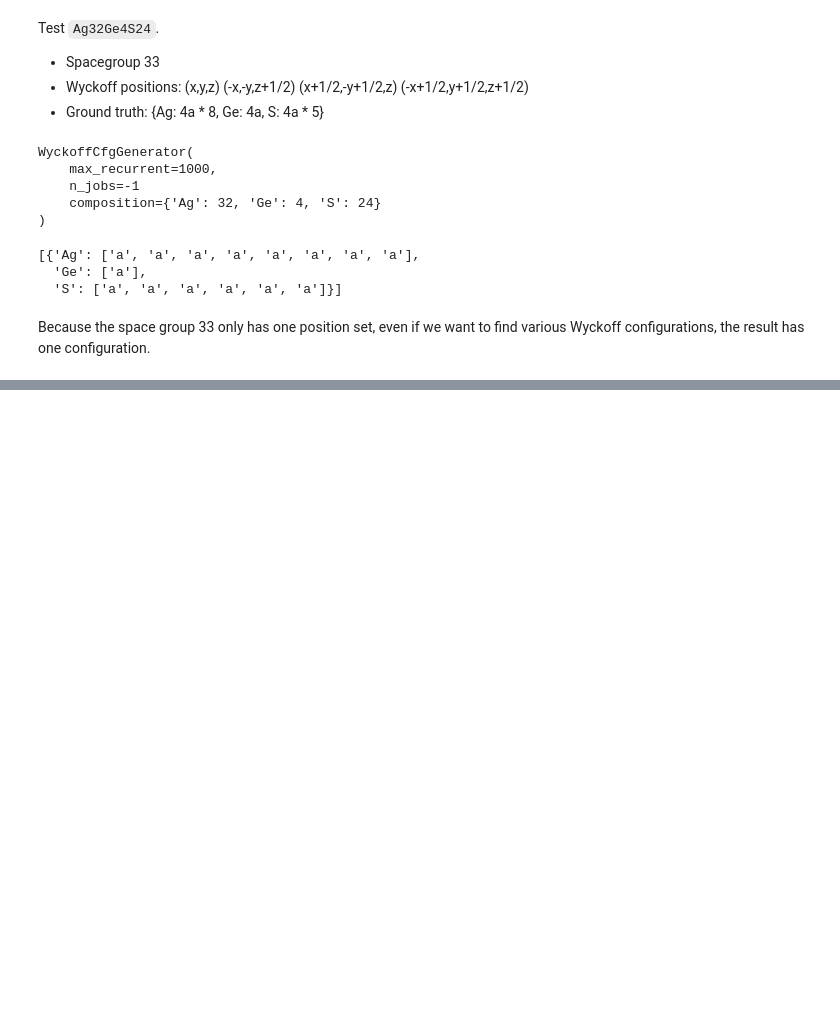
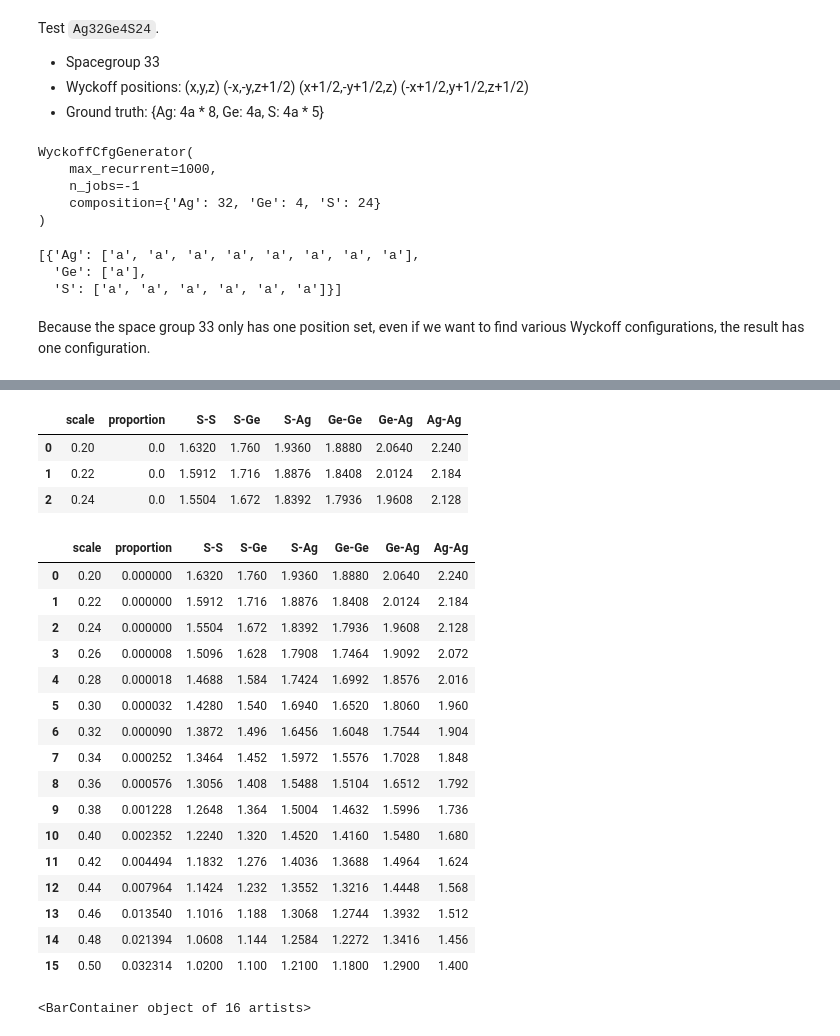
Before and after one commit to yoshida-lab/crystallus, a Jupyter notebook: examples/test_complicate_case.ipynb, the cells around one changed output, grey strips where cells are left out. Drawn from its saved outputs; the diff is of its cells as text; code cells hidden in the pictures; blank space fills up the shorter version.

```diff
--- a/examples/test_complicate_case.ipynb
+++ b/examples/test_complicate_case.ipynb
@@ -94,0 +89,33 @@ Wall time: 362 µs
+# %%
+results = pd.DataFrame(results, columns=['scale', 'proportion', 'S-S', 'S-Ge', 'S-Ag', 'Ge-Ge', 'Ge-Ag', 'Ag-Ag'])
+results.to_pickle('results.pd.xz')
+results.head(3)
+# %% [output]
+|  | scale | proportion | S-S | S-Ge | S-Ag | Ge-Ge | Ge-Ag | Ag-Ag |
+| 0 | 0.20 | 0.0 | 1.6320 | 1.760 | 1.9360 | 1.8880 | 2.0640 | 2.240 |
+| 1 | 0.22 | 0.0 | 1.5912 | 1.716 | 1.8876 | 1.8408 | 2.0124 | 2.184 |
+| 2 | 0.24 | 0.0 | 1.5504 | 1.672 | 1.8392 | 1.7936 | 1.9608 | 2.128 |
+# %%
+results
+# %% [output]
+|  | scale | proportion | S-S | S-Ge | S-Ag | Ge-Ge | Ge-Ag | Ag-Ag |
+| 0 | 0.20 | 0.000000 | 1.6320 | 1.760 | 1.9360 | 1.8880 | 2.0640 | 2.240 |
+| 1 | 0.22 | 0.000000 | 1.5912 | 1.716 | 1.8876 | 1.8408 | 2.0124 | 2.184 |
+| 2 | 0.24 | 0.000000 | 1.5504 | 1.672 | 1.8392 | 1.7936 | 1.9608 | 2.128 |
+| 3 | 0.26 | 0.000008 | 1.5096 | 1.628 | 1.7908 | 1.7464 | 1.9092 | 2.072 |
+| 4 | 0.28 | 0.000018 | 1.4688 | 1.584 | 1.7424 | 1.6992 | 1.8576 | 2.016 |
+| 5 | 0.30 | 0.000032 | 1.4280 | 1.540 | 1.6940 | 1.6520 | 1.8060 | 1.960 |
+| 6 | 0.32 | 0.000090 | 1.3872 | 1.496 | 1.6456 | 1.6048 | 1.7544 | 1.904 |
+| 7 | 0.34 | 0.000252 | 1.3464 | 1.452 | 1.5972 | 1.5576 | 1.7028 | 1.848 |
+| 8 | 0.36 | 0.000576 | 1.3056 | 1.408 | 1.5488 | 1.5104 | 1.6512 | 1.792 |
+| 9 | 0.38 | 0.001228 | 1.2648 | 1.364 | 1.5004 | 1.4632 | 1.5996 | 1.736 |
+| 10 | 0.40 | 0.002352 | 1.2240 | 1.320 | 1.4520 | 1.4160 | 1.5480 | 1.680 |
+| 11 | 0.42 | 0.004494 | 1.1832 | 1.276 | 1.4036 | 1.3688 | 1.4964 | 1.624 |
+| 12 | 0.44 | 0.007964 | 1.1424 | 1.232 | 1.3552 | 1.3216 | 1.4448 | 1.568 |
+| 13 | 0.46 | 0.013540 | 1.1016 | 1.188 | 1.3068 | 1.2744 | 1.3932 | 1.512 |
+| 14 | 0.48 | 0.021394 | 1.0608 | 1.144 | 1.2584 | 1.2272 | 1.3416 | 1.456 |
+| 15 | 0.50 | 0.032314 | 1.0200 | 1.100 | 1.2100 | 1.1800 | 1.2900 | 1.400 |
+# %%
+ax_size.bar(results.scale, results.proportion)
+# %% [output]
+<BarContainer object of 16 artists>
```
Also changed, not shown: parts of 11 cells of this notebook, 4 other files.
